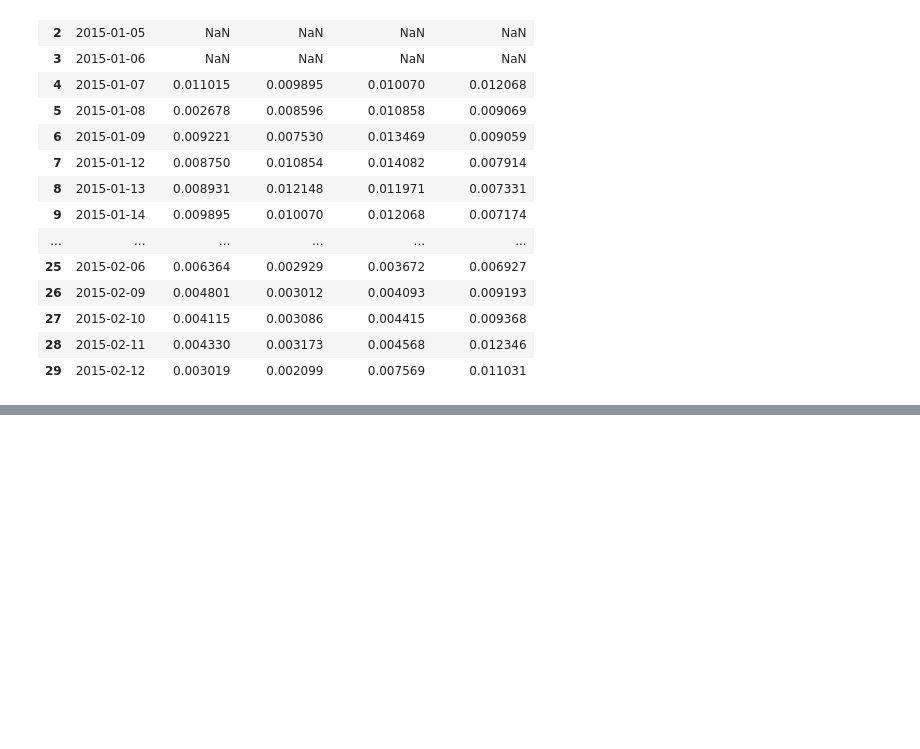
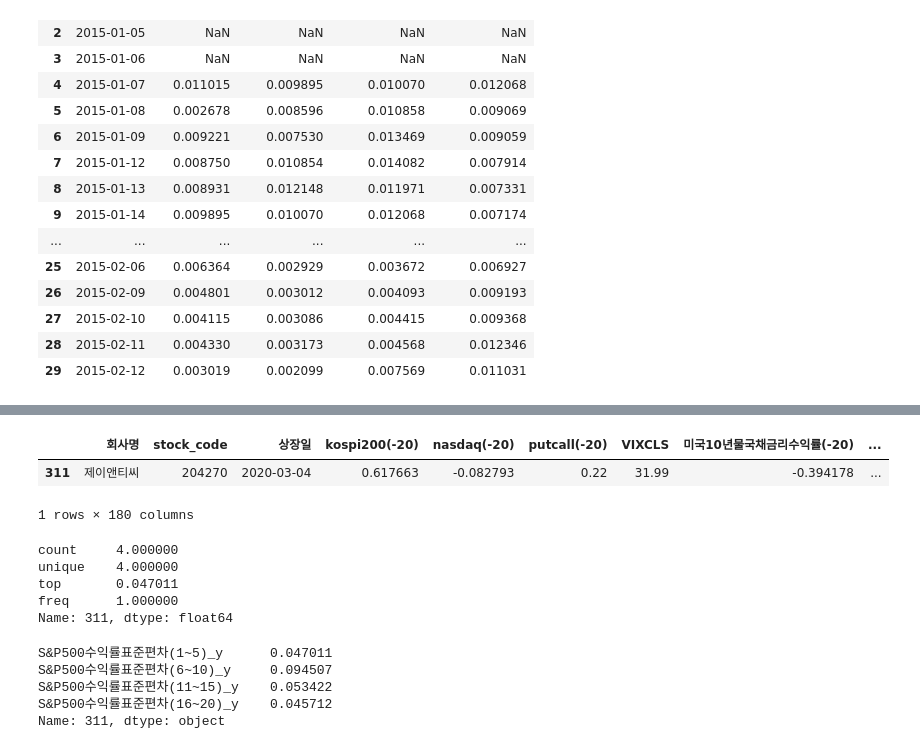
Before and after one commit to UbionProject1-IPO/Project1-2, a Jupyter notebook: notebook/수익률계산 copy 3.ipynb, the cells around one changed output, grey strips where cells are left out. Saved outputs shown, nothing was run; the diff lists cells and outputs as text; code cells hidden in the pictures; blank space fills up the shorter version.

```diff
--- a/notebook/수익률계산 copy 3.ipynb
+++ b/notebook/수익률계산 copy 3.ipynb
@@ -206,0 +243,36 @@ merged_full.to_csv('macro_data.csv', encoding='utf-8-sig', index=False)
+# %%
+merged_full[merged_full['S&P500수익률표준편차(6~10)_x'] == merged_full['S&P500수익률표준편차(6~10)_x'].max()]
+# %% [output]
+|  | 회사명 | stock_code | 상장일 | kospi200(-20) | nasdaq(-20) | putcall(-20) | VIXCLS | 미국10년물국채금리수익률(-20) | ... |
+| 311 | 제이앤티씨 | 204270 | 2020-03-04 | 0.617663 | -0.082793 | 0.22 | 31.99 | -0.394178 | ... |
+1 rows × 180 columns
+# %%
+# 최대값에 해당하는 행 한 줄 선택
+row = merged_full.loc[merged_full['S&P500수익률표준편차(6~10)_x'].idxmax()]
+
+# 해당 행에서 원하는 _y 컬럼만 선택
+row_subset = row[['S&P500수익률표준편차(1~5)_y',
+                  'S&P500수익률표준편차(6~10)_y',
+                  'S&P500수익률표준편차(11~15)_y',
+                  'S&P500수익률표준편차(16~20)_y']]
+
+# 통계 요약 출력
+row_subset.describe()
+# %% [output]
+count     4.000000
+unique    4.000000
+top       0.047011
+freq      1.000000
+Name: 311, dtype: float64
+# %%
+merged_full.loc[merged_full['S&P500수익률표준편차(6~10)_x'].idxmax(),
+                ['S&P500수익률표준편차(1~5)_y',
+                 'S&P500수익률표준편차(6~10)_y',
+                 'S&P500수익률표준편차(11~15)_y',
+                 'S&P500수익률표준편차(16~20)_y']]
+# %% [output]
+S&P500수익률표준편차(1~5)_y      0.047011
+S&P500수익률표준편차(6~10)_y     0.094507
+S&P500수익률표준편차(11~15)_y    0.053422
+S&P500수익률표준편차(16~20)_y    0.045712
+Name: 311, dtype: object
```
Also changed, not shown: parts of 5 cells of this notebook.
